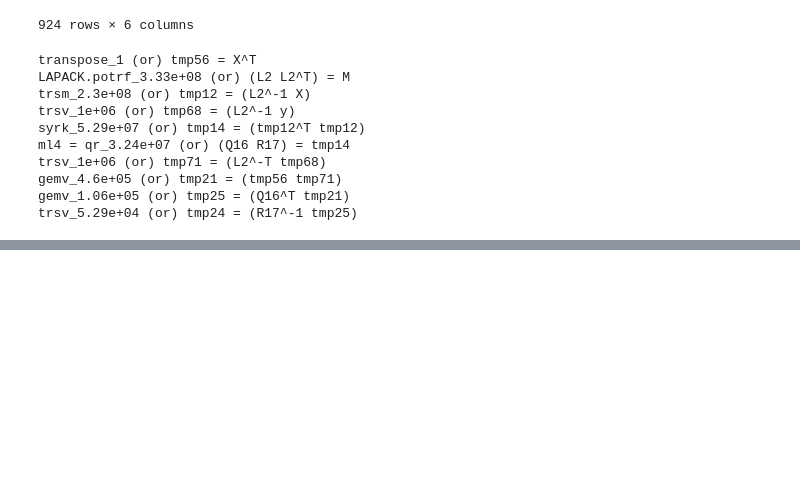
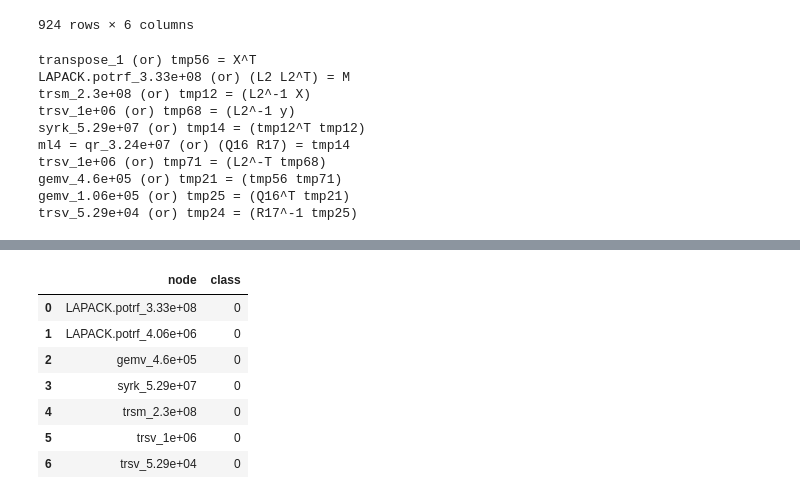
Before and after one commit to as641651/ProcessCompare, a Jupyter notebook: dev-notes/dfg-compare-gls.ipynb, the cells around one changed output, grey strips where cells are left out. Cells and saved outputs as stored; diff of their text form; code cells hidden in the pictures; blank space fills up the shorter version.

```diff
--- a/dev-notes/dfg-compare-gls.ipynb
+++ b/dev-notes/dfg-compare-gls.ipynb
@@ -74,0 +81,11 @@ vc.get_dfg_minus_best()
+# %%
+n_df
+# %% [output]
+|  | node | class |
+| 0 | LAPACK.potrf_3.33e+08 | 0 |
+| 1 | LAPACK.potrf_4.06e+06 | 0 |
+| 2 | gemv_4.6e+05 | 0 |
+| 3 | syrk_5.29e+07 | 0 |
+| 4 | trsm_2.3e+08 | 0 |
+| 5 | trsv_1e+06 | 0 |
+| 6 | trsv_5.29e+04 | 0 |
```
Also changed, not shown: parts of 3 cells of this notebook, 5 other files.
